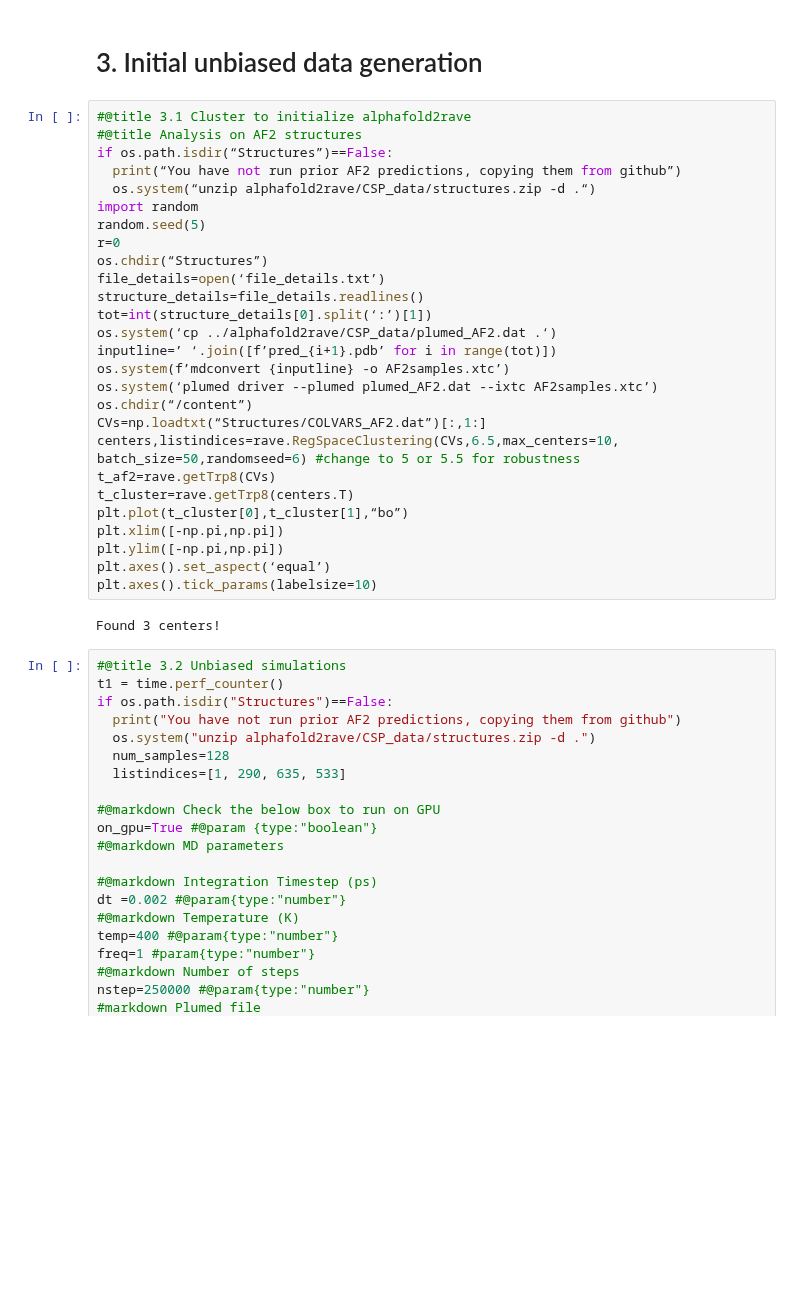
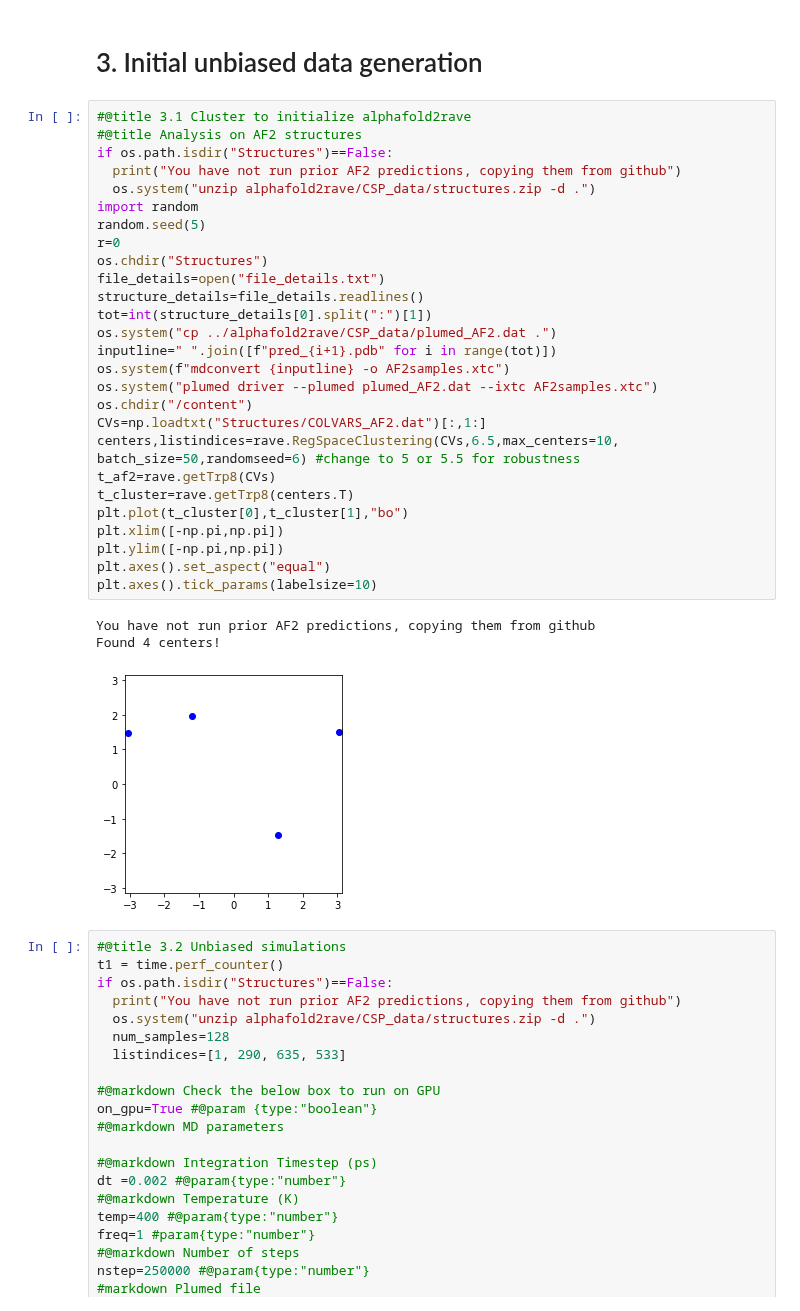
Before and after one commit to tiwarylab/alphafold2rave, a Jupyter notebook: fullrunthrough_CSP.ipynb, the cells around one changed output. Saved outputs shown, nothing was run; the diff lists cells and outputs as text; blank space fills up the shorter version.

```diff
--- a/fullrunthrough_CSP.ipynb
+++ b/fullrunthrough_CSP.ipynb
@@ -370,32 +363,34 @@ Resolving deltas: 100% (74/74), done.
 # %%
 #@title 3.1 Cluster to initialize alphafold2rave
 #@title Analysis on AF2 structures
-if os.path.isdir(“Structures”)==False:
-  print(“You have not run prior AF2 predictions, copying them from github”)
-  os.system(“unzip alphafold2rave/CSP_data/structures.zip -d .“)
+if os.path.isdir("Structures")==False:
+  print("You have not run prior AF2 predictions, copying them from github")
+  os.system("unzip alphafold2rave/CSP_data/structures.zip -d .")
 import random
 random.seed(5)
 r=0
-os.chdir(“Structures”)
-file_details=open(‘file_details.txt’)
+os.chdir("Structures")
+file_details=open("file_details.txt")
 structure_details=file_details.readlines()
-tot=int(structure_details[0].split(‘:’)[1])
-os.system(‘cp ../alphafold2rave/CSP_data/plumed_AF2.dat .‘)
-inputline=’ ‘.join([f’pred_{i+1}.pdb’ for i in range(tot)])
-os.system(f’mdconvert {inputline} -o AF2samples.xtc’)
-os.system(‘plumed driver --plumed plumed_AF2.dat --ixtc AF2samples.xtc’)
-os.chdir(“/content”)
-CVs=np.loadtxt(“Structures/COLVARS_AF2.dat”)[:,1:]
+tot=int(structure_details[0].split(":")[1])
+os.system("cp ../alphafold2rave/CSP_data/plumed_AF2.dat .")
+inputline=" ".join([f"pred_{i+1}.pdb" for i in range(tot)])
+os.system(f"mdconvert {inputline} -o AF2samples.xtc")
+os.system("plumed driver --plumed plumed_AF2.dat --ixtc AF2samples.xtc")
+os.chdir("/content")
+CVs=np.loadtxt("Structures/COLVARS_AF2.dat")[:,1:]
 centers,listindices=rave.RegSpaceClustering(CVs,6.5,max_centers=10, batch_size=50,randomseed=6) #change to 5 or 5.5 for robustness
 t_af2=rave.getTrp8(CVs)
 t_cluster=rave.getTrp8(centers.T)
-plt.plot(t_cluster[0],t_cluster[1],“bo”)
+plt.plot(t_cluster[0],t_cluster[1],"bo")
 plt.xlim([-np.pi,np.pi])
 plt.ylim([-np.pi,np.pi])
-plt.axes().set_aspect(‘equal’)
+plt.axes().set_aspect("equal")
 plt.axes().tick_params(labelsize=10)
 # %% [output]
-Found 3 centers!
+You have not run prior AF2 predictions, copying them from github
+Found 4 centers!
+[figure, added]
 # %%
 #@title 3.2 Unbiased simulations
 t1 = time.perf_counter()
```
Also changed, not shown: parts of 5 cells of this notebook.
